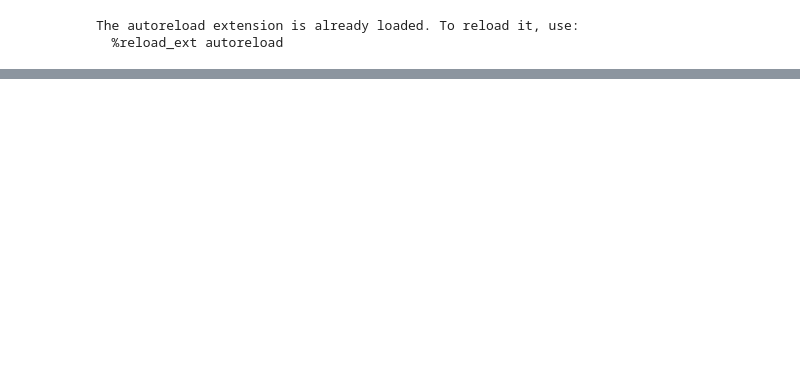
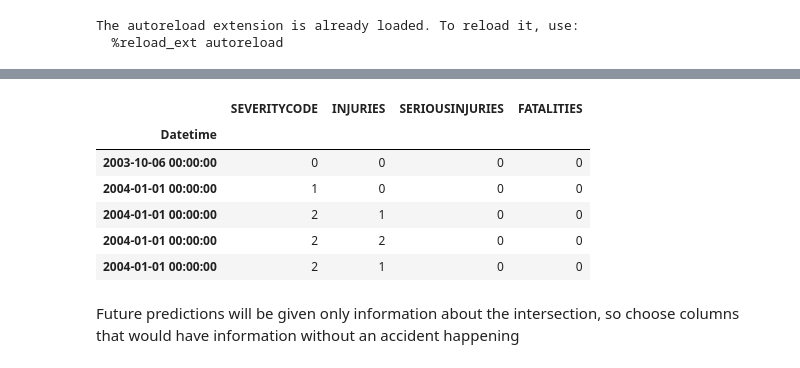
Before and after one commit to DataCircles/traffic_collisions_ml_team1, a Jupyter notebook: notebooks/cindy_model1.ipynb, the cells around one changed output, grey strips where cells are left out. Drawn from its saved outputs; the diff is of its cells as text; code cells hidden in the pictures; blank space fills up the shorter version.

```diff
--- a/notebooks/cindy_model1.ipynb
+++ b/notebooks/cindy_model1.ipynb
@@ -35,0 +81,5 @@ collisions.head()
+# %%
+# Severity code only contains one nan value and given that the severity desc is Unknown, the appropriate label is 0
+collisions['SEVERITYCODE'].fillna(value=0, inplace=True)
+# %%
+collisions['SEVERITYCODE'] = collisions['SEVERITYCODE'].astype(int)
@@ -35,0 +94,12 @@ collisions.head()
+# %%
+collisions[['SEVERITYCODE', 'INJURIES', 'SERIOUSINJURIES', 'FATALITIES']].head()
+# %% [output]
+|  | SEVERITYCODE | INJURIES | SERIOUSINJURIES | FATALITIES |
+| Datetime |  |  |  |  |
+| 2003-10-06 00:00:00 | 0 | 0 | 0 | 0 |
+| 2004-01-01 00:00:00 | 1 | 0 | 0 | 0 |
+| 2004-01-01 00:00:00 | 2 | 1 | 0 | 0 |
+| 2004-01-01 00:00:00 | 2 | 2 | 0 | 0 |
+| 2004-01-01 00:00:00 | 2 | 1 | 0 | 0 |
+# %% [markdown]
+Future predictions will be given only information about the intersection, so choose columns that would have information without an accident happening
```
Also changed, not shown: parts of 11 cells of this notebook.
